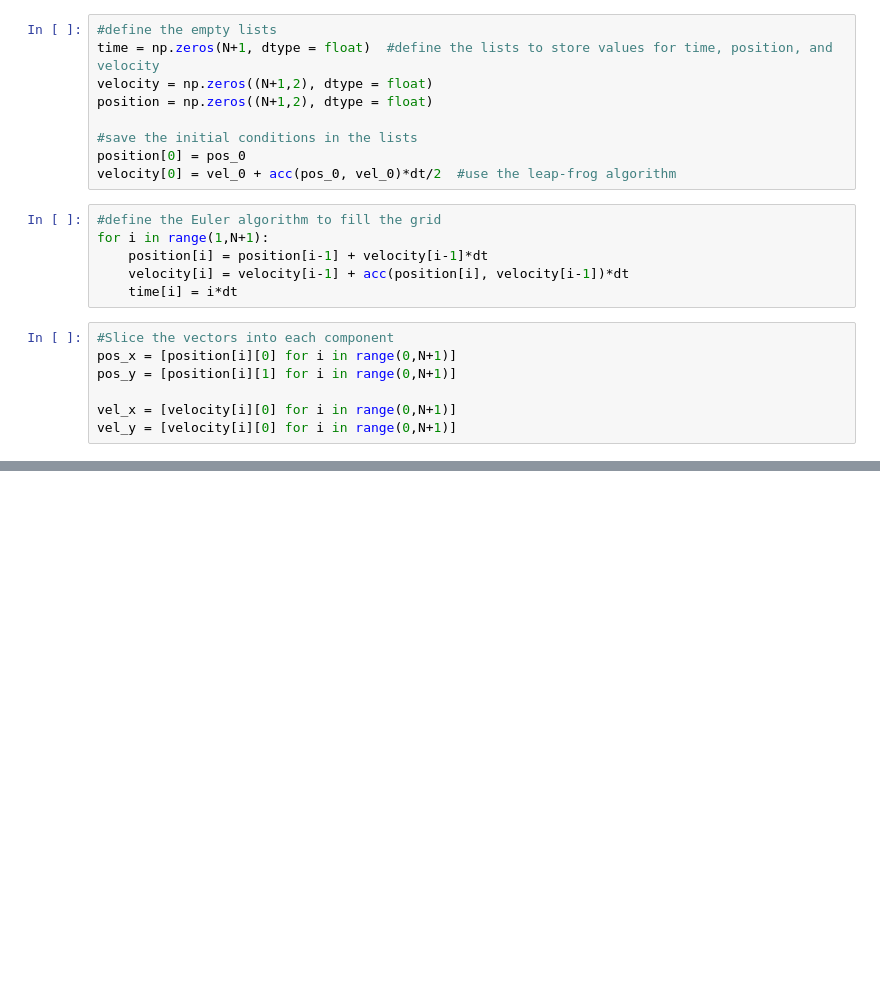
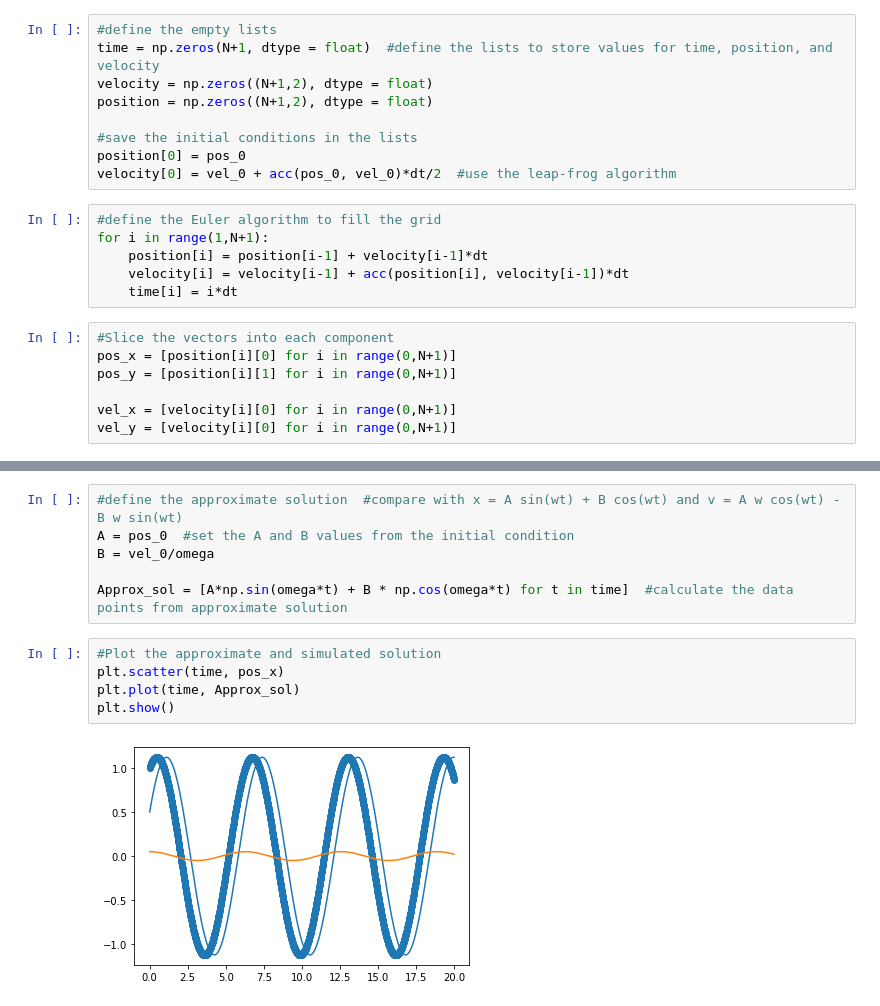
Before and after one commit to A-Wenju/Lab-1_Spring_Code-and-Data, a Jupyter notebook: Simple_Pendulum_Simulation.ipynb, the cells around one changed output, grey strips where cells are left out. Drawn from its saved outputs; the diff is of its cells as text; blank space fills up the shorter version.

```diff
--- a/Simple_Pendulum_Simulation.ipynb
+++ b/Simple_Pendulum_Simulation.ipynb
@@ -49,0 +52,13 @@ plt.show()
+# %%
+#define the approximate solution  #compare with x = A sin(wt) + B cos(wt) and v = A w cos(wt) -B w sin(wt)
+A = pos_0  #set the A and B values from the initial condition
+B = vel_0/omega
+
+Approx_sol = [A*np.sin(omega*t) + B * np.cos(omega*t) for t in time]  #calculate the data points from approximate solution
+# %%
+#Plot the approximate and simulated solution
+plt.scatter(time, pos_x)
+plt.plot(time, Approx_sol)
+plt.show()
+# %% [output]
+[figure, added]
```
Also changed, not shown: parts of 3 cells of this notebook, 1 other file.
